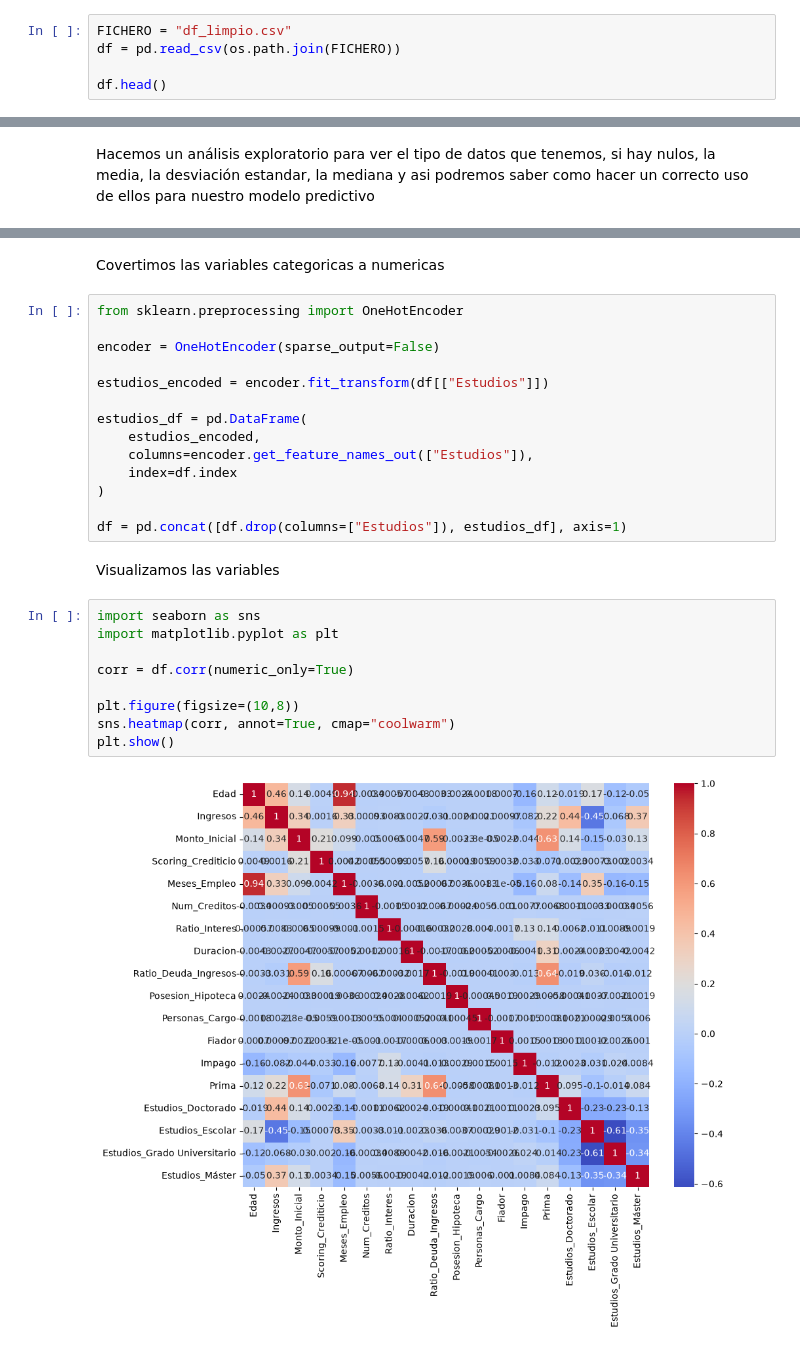
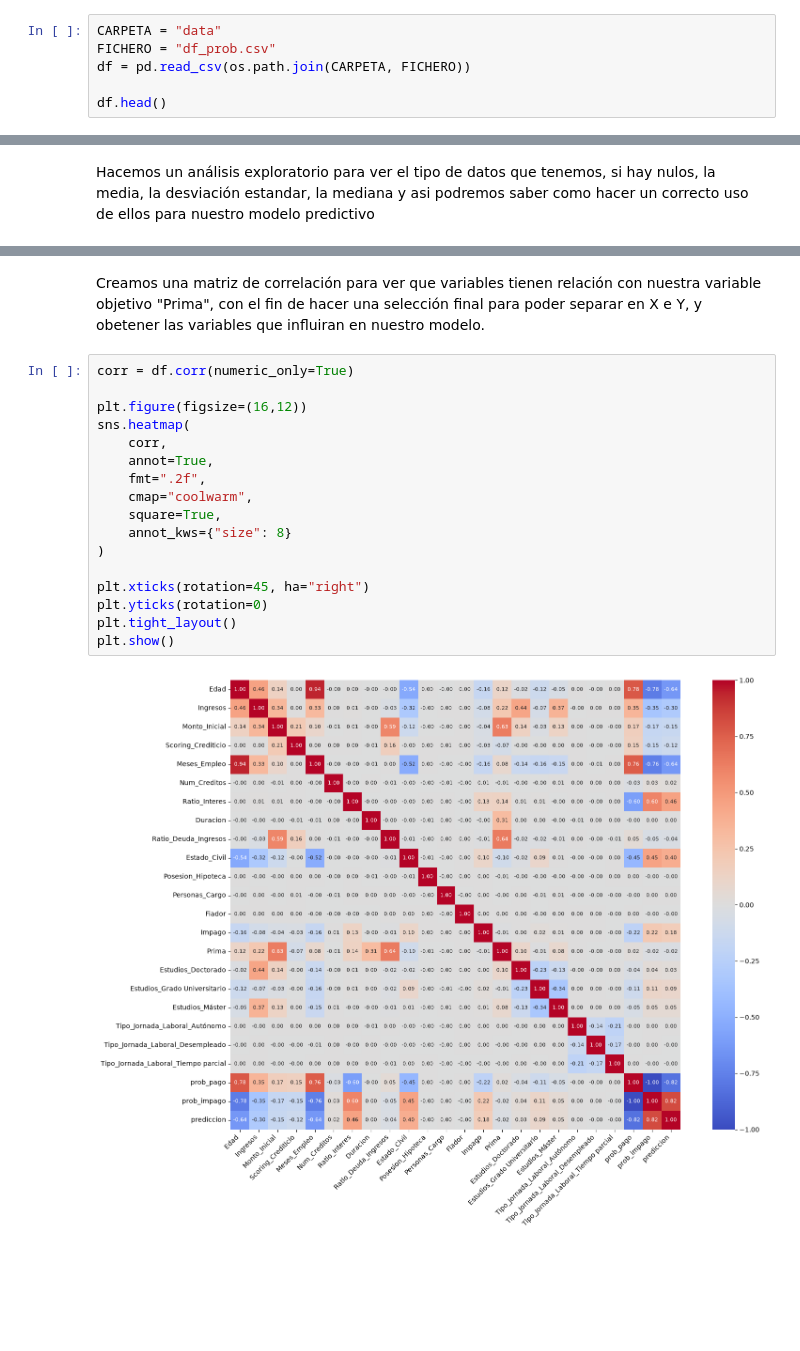
Before and after one commit to GorkaNBDATA/Equipo-Morado, a Jupyter notebook: Modelo predictivo coste esperado del seguro.ipynb, the cells around one changed output, grey strips where cells are left out. Cells and saved outputs as stored; diff of their text form; blank space fills up the shorter version.

Commit message:
Cambios, mejoras y pruebas del modelo

```diff
--- a/Modelo predictivo coste esperado del seguro.ipynb
+++ b/Modelo predictivo coste esperado del seguro.ipynb
@@ -42,6 +38,7 @@ from sklearn.metrics import mean_absolute_error, mean_squared_error, r2_score
 # %%
-FICHERO = "df_limpio.csv"
-df = pd.read_csv(os.path.join(FICHERO))
+CARPETA = "data"
+FICHERO = "df_prob.csv"
+df = pd.read_csv(os.path.join(CARPETA, FICHERO))
 
 df.head()
 # %% [output]
@@ -97,29 +96,21 @@ Columnas: ['ID', 'Edad', 'Ingresos', 'Monto_Inicial', 'Scoring_Crediticio', 'Mes
-# %% [markdown]
-Covertimos las variables categoricas a numericas
-# %%
-from sklearn.preprocessing import OneHotEncoder
-
-encoder = OneHotEncoder(sparse_output=False)
-
-estudios_encoded = encoder.fit_transform(df[["Estudios"]])
-
-estudios_df = pd.DataFrame(
-    estudios_encoded,
-    columns=encoder.get_feature_names_out(["Estudios"]),
-    index=df.index
-)
-
-df = pd.concat([df.drop(columns=["Estudios"]), estudios_df], axis=1)
 # %% [markdown]
-Visualizamos las variables
+Creamos una matriz de correlación para ver que variables tienen relación con nuestra variable objetivo "Prima", con el fin de hacer una selección final para poder separar en X e Y, y obetener las variables que influiran en nuestro modelo.
 # %%
-import seaborn as sns
-import matplotlib.pyplot as plt
-
 corr = df.corr(numeric_only=True)
 
-plt.figure(figsize=(10,8))
-sns.heatmap(corr, annot=True, cmap="coolwarm")
+plt.figure(figsize=(16,12))
+sns.heatmap(
+    corr,
+    annot=True,
+    fmt=".2f",
+    cmap="coolwarm",
+    square=True,
+    annot_kws={"size": 8}
+)
+
+plt.xticks(rotation=45, ha="right")
+plt.yticks(rotation=0)
+plt.tight_layout()
 plt.show()
 # %% [output]
-[figure, old version]
+[figure, new version]
```
Also changed, not shown: parts of 48 cells of this notebook.
